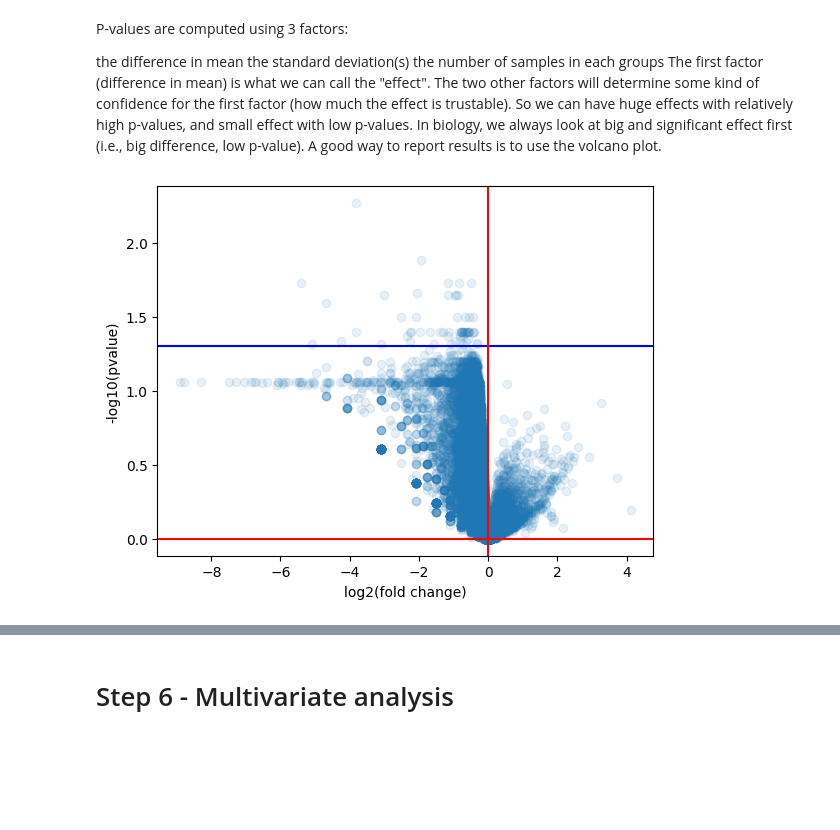
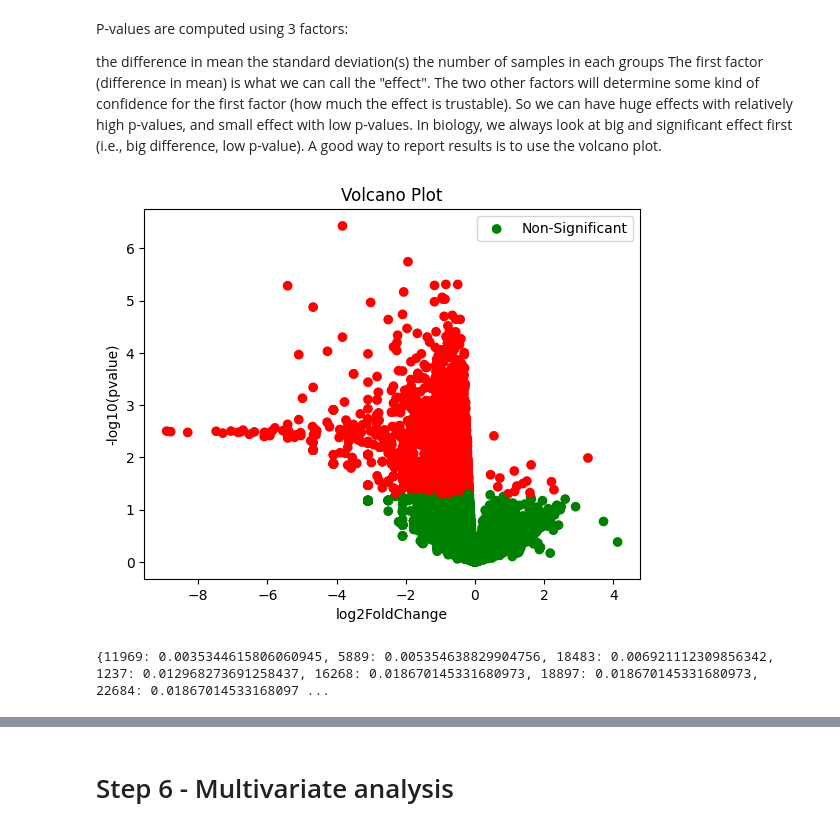
Before and after one commit to betacodd/Biomarkers_identification, a Jupyter notebook: Levy_Eytan_Bakic_Eytan/Eytan_part.ipynb, the cells around one changed output, grey strips where cells are left out. Drawn from its saved outputs; the diff is of its cells as text; code cells hidden in the pictures; blank space fills up the shorter version.

Commit message:
visualisation improved

```diff
--- a/Levy_Eytan_Bakic_Eytan/Eytan_part.ipynb
+++ b/Levy_Eytan_Bakic_Eytan/Eytan_part.ipynb
@@ -679,17 +632,24 @@ the standard deviation(s)
 the number of samples in each groups
 The first factor (difference in mean) is what we can call the "effect". The two other factors will determine some kind of confidence for the first factor (how much the effect is trustable). So we can have huge effects with relatively high p-values, and small effect with low p-values. In biology, we always look at big and significant effect first (i.e., big difference, low p-value). A good way to report results is to use the volcano plot.
 # %%
-#Volcano plot p-values vs fold change
+x = Frame.get_df().apply(lambda x:np.log2(x[als_index.values].mean()/x[ctrl_index.values].mean()))
+y = -1 * np.log10(pvalues)
 
-fold_changes = Frame.df.apply(lambda x: np.log2(x[als_index.values].mean() / x[ctrl_index.values].mean()))
+color = np.where(pvalues<0.05, 'red', 'green')
 
-plt.scatter(fold_changes, -np.log10(pvals_corrected), alpha=0.1)
-plt.axhline(y=-np.log10(0.05), color='blue', linestyle='-')
-plt.axhline(y=0, color='r', linestyle='-')
-plt.axvline(x=0, color='r', linestyle='-')
+plt.scatter(x, y, c=color)
 
-plt.xlabel('log2(fold change)')
+plt.xlabel('log2FoldChange')
 plt.ylabel('-log10(pvalue)')
+plt.title('Volcano Plot')
+plt.legend(['Non-Significant', 'Significant'])
+
 plt.show()
 # %% [output]
-[figure, old version]
+[figure, new version]
+# %%
+sorted_pvalues = sorted(enumerate(pvals_corrected), key=lambda x: x[1])
+dictionnaire = dict(sorted_pvalues[:100])
+print(dictionnaire)
+# %% [output]
+{11969: 0.0035344615806060945, 5889: 0.005354638829904756, 18483: 0.006921112309856342, 1237: 0.012968273691258437, 16268: 0.018670145331680973, 18897: 0.018670145331680973, 22684: 0.01867014533168097 ...
```
Also changed, not shown: parts of 21 cells of this notebook.
